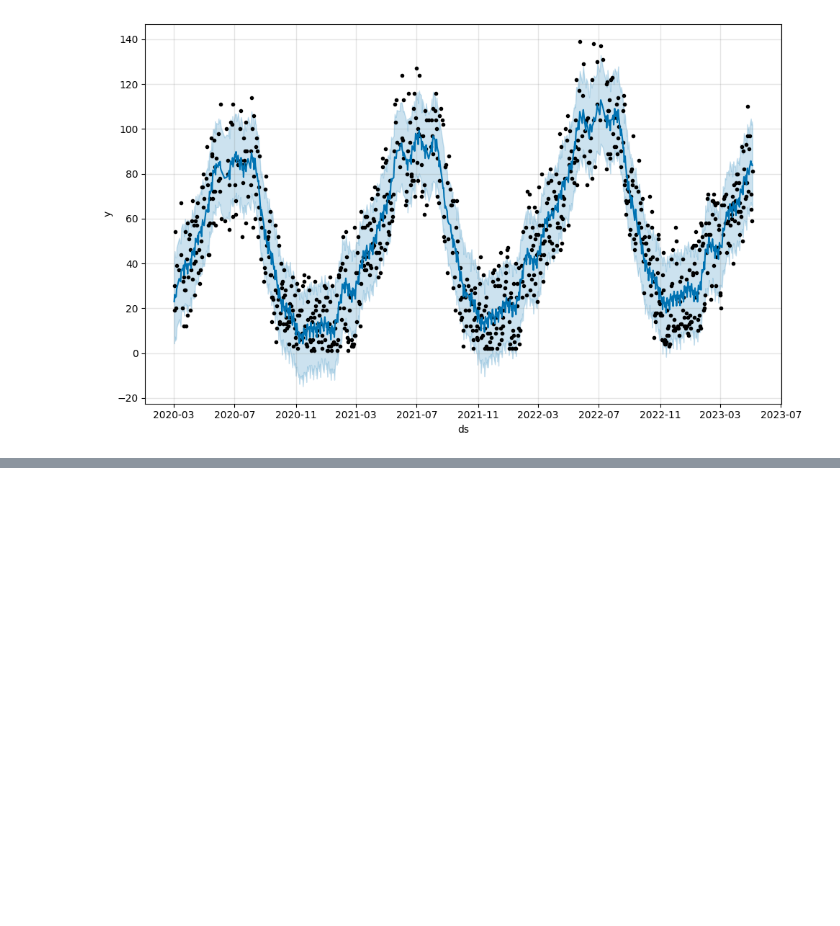
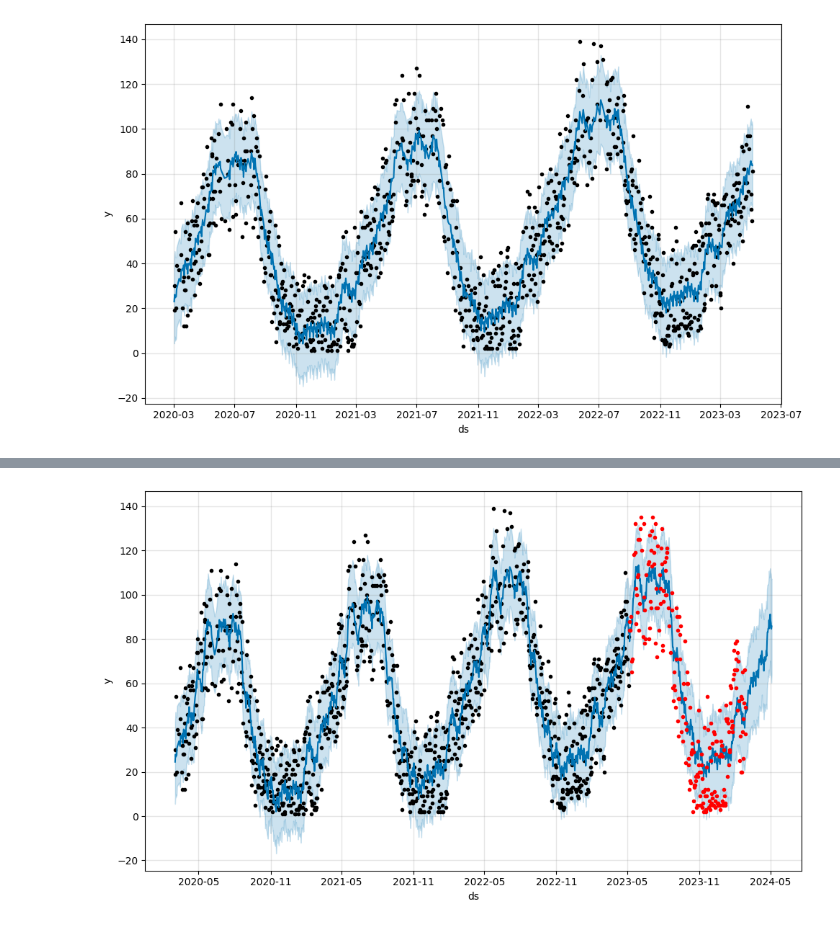
Before and after one commit to JCarapina/Estudos-praticos, a Jupyter notebook: series_prophet/notebooks/prophet.ipynb, the cells around one changed output, grey strips where cells are left out. Saved outputs shown, nothing was run; the diff lists cells and outputs as text; code cells hidden in the pictures; blank space fills up the shorter version.

```diff
--- a/series_prophet/notebooks/prophet.ipynb
+++ b/series_prophet/notebooks/prophet.ipynb
@@ -273,0 +292,7 @@ fig = modelo.plot(previsao)
+# %%
+np.random.seed(4587)
+modelo_final = Prophet(yearly_seasonality=20,
+                       changepoint_prior_scale=0.5)
+modelo_final.fit(df_treino_sem_outliers)
+futuro = modelo_final.make_future_dataframe(periods=365, freq='D')
+previsao = modelo_final.predict(futuro)
@@ -273,0 +302,7 @@ fig = modelo.plot(previsao)
+# %%
+fig1 = modelo_final.plot(previsao)
+plt.plot(df_teste_sem_outliers['ds'], df_teste_sem_outliers['y'], 'r.')
+
+plt.show()
+# %% [output]
+[figure, added]
```
Also changed, not shown: parts of 7 cells of this notebook.
